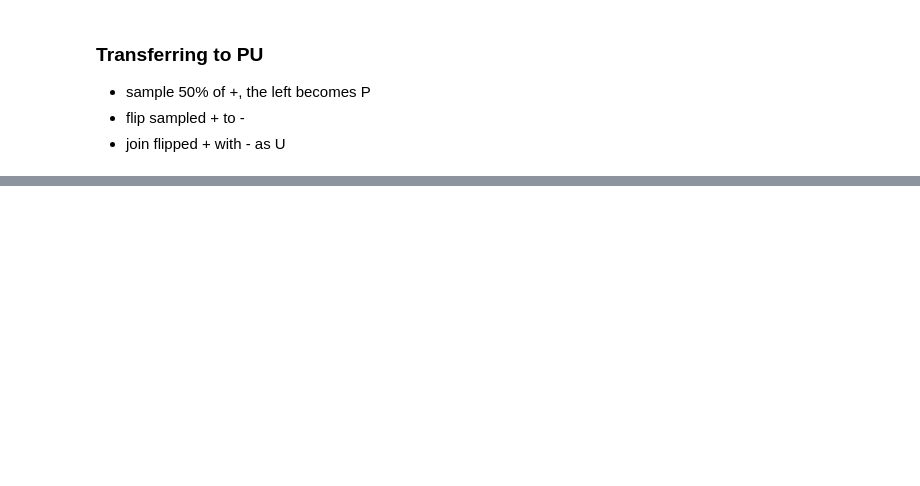
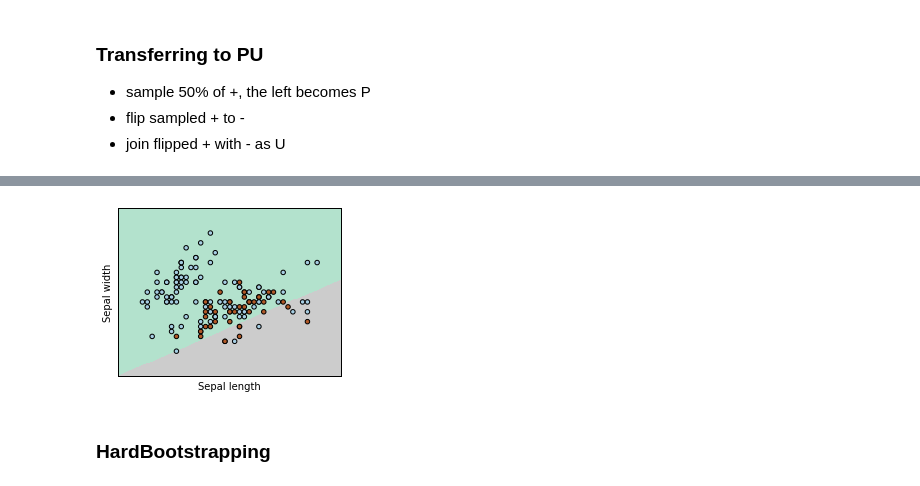
Before and after one commit to JihongJu/pycaffe-objectives, a Jupyter notebook: surrogate_losses.ipynb, the cells around one changed output, grey strips where cells are left out. Cells and saved outputs as stored; diff of their text form; code cells hidden in the pictures; blank space fills up the shorter version.

```diff
--- a/surrogate_losses.ipynb
+++ b/surrogate_losses.ipynb
@@ -75,0 +78,41 @@ There are totally 150 samples.
+# %%
+class AsymmetricSoftmaxRegression(SoftmaxRegression):
+    def __init__(self, betas, eta=0.01, epochs=100,
+                 l2=0.0,
+                 minibatches=1,
+                 n_classes=None,
+                 random_seed=None):
+        super(AsymmetricSoftmaxRegression, self).__init__(eta, epochs,
+                                                         l2, minibatches,
+                                                         n_classes,
+                                                         random_seed)
+        self._betas = np.array(betas)
+
+    def _cost(self, prob, y_enc):
+        cross_entropy = self._cross_entropy(prob, y_enc)
+        betas = self._get_betas(y_enc)
+        loss = betas * cross_entropy
+        loss = np.sum(loss, axis=1)
+        L2_term = self.l2 * np.sum(self.w_ ** 2)
+        loss = loss + L2_term
+        return 0.5 * np.mean(loss)
+
+    def _diff(self, softm, y_enc):
+        betas = self._get_betas(y_enc)
+        return betas * (softm - y_enc)
+
+    def _get_betas(self, y_enc):
+        r"""Return betas per sample \beta_t of shape (N, C)."""
+        label = np.argmax(y_enc, axis=1).astype('int8')
+        label = label[:, np.newaxis]
+        betas = self._betas[label]
+        repeats = [1] * len(label.shape)
+        repeats[1] = self.n_classes
+        return np.tile(betas, repeats)
+# %%
+asym_softreg = AsymmetricSoftmaxRegression(betas=(0.5, 1), l2=1e-5)
+fit_plot(X, Y_pu, fit_classifier=asym_softreg)
+# %% [output]
+[figure, added]
+# %% [markdown]
+### HardBootstrapping
```
Also changed, not shown: parts of 6 cells of this notebook, 1 other file.
